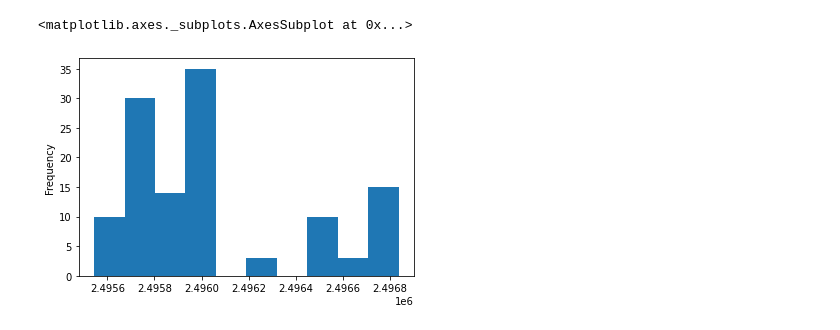
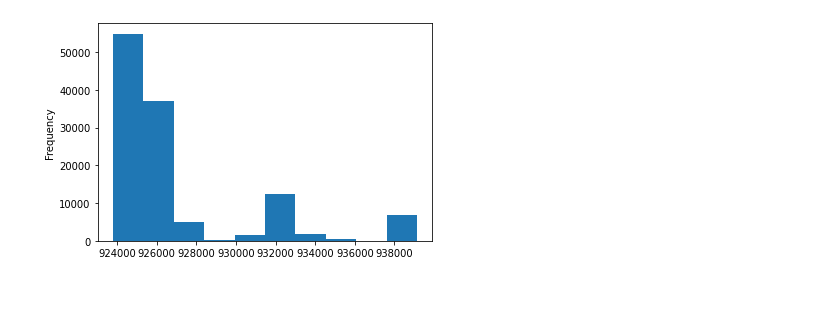
Before and after one commit to CamilaSDantas/Performance-Evaluation, a Jupyter notebook: Questão2Lista2vmstat_free.ipynb, the cells around one changed output. Saved outputs shown, nothing was run; the diff lists cells and outputs as text; code cells hidden in the pictures; blank space fills up the shorter version.

```diff
--- a/Questão2Lista2vmstat_free.ipynb
+++ b/Questão2Lista2vmstat_free.ipynb
@@ -50,6 +81,5 @@ memCache=monitoramento[' Cache']
 # %%
-memCache.plot(kind='hist')
+plt.plot=(monitoramento[' Swap'].plot(kind='hist'))
 # %% [output]
-<matplotlib.axes._subplots.AxesSubplot at 0x...>
-[figure, old version]
+[figure, new version]
 # %%
```
Also changed, not shown: parts of 20 cells of this notebook.
